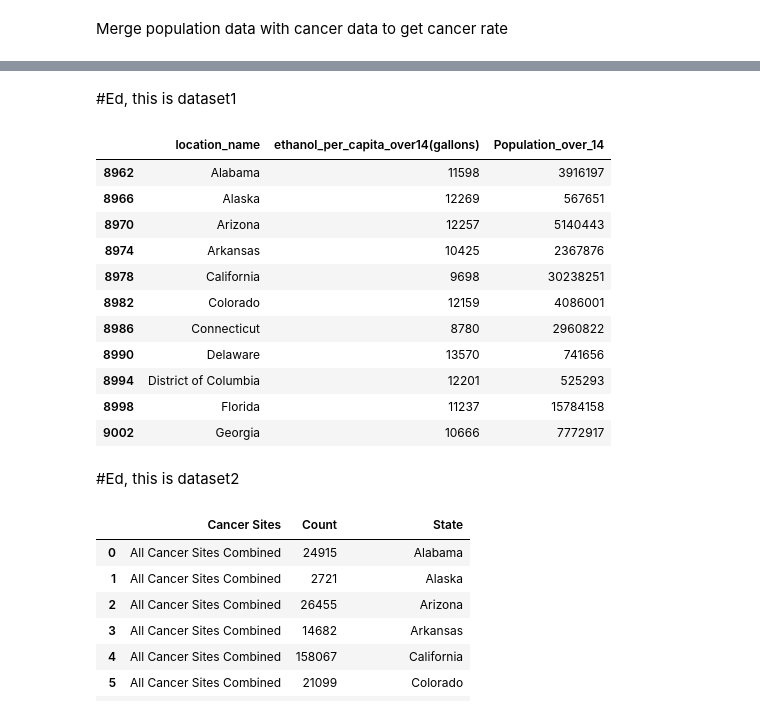
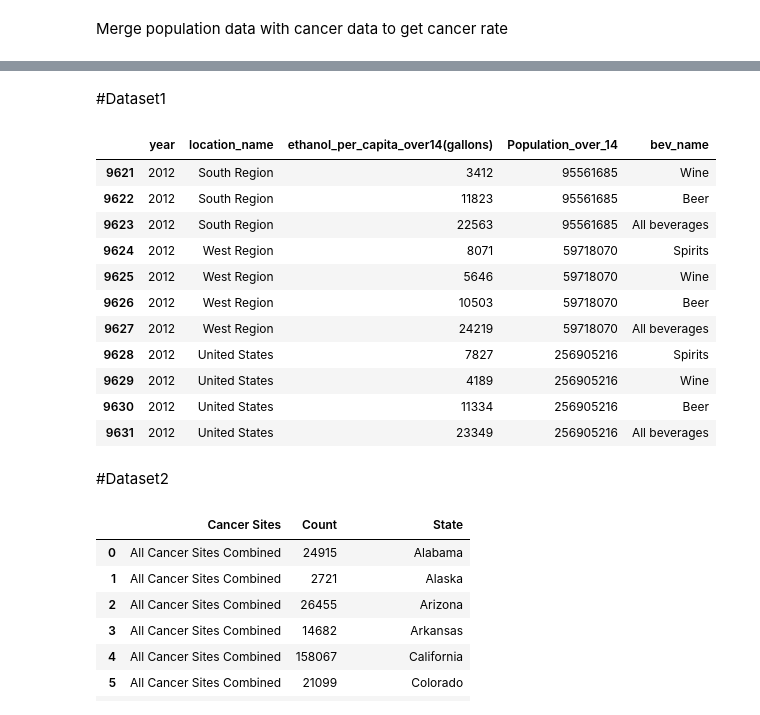
Before and after one commit to caramelslice/GA_Projects, a Jupyter notebook: project1/alcohol_ds_project1.ipynb, the cells around one changed output, grey strips where cells are left out. Cells and saved outputs as stored; diff of their text form; code cells hidden in the pictures.

```diff
--- a/project1/alcohol_ds_project1.ipynb
+++ b/project1/alcohol_ds_project1.ipynb
@@ -181,25 +210,25 @@ cancer_dataset_allcancer
 # %%
 #cancer_dataset_allcancer.head()
-# %% [markdown]
-#Ed, this is dataset1
+# %% [markdown]
+#Dataset1
 # %%
-sub_alcohol_data = alcohol_data[['location_name', 'ethanol_per_capita_over14(gallons)', 'Population_over_14']][:51]
-sub_alcohol_data.head(11)
+sub_alcohol_data = alcohol_data[['year','location_name', 'ethanol_per_capita_over14(gallons)', 'Population_over_14', 'bev_name']]
+sub_alcohol_data.tail(11)
 # %% [output]
-|  | location_name | ethanol_per_capita_over14(gallons) | Population_over_14 |
-| 8962 | Alabama | 11598 | 3916197 |
-| 8966 | Alaska | 12269 | 567651 |
-| 8970 | Arizona | 12257 | 5140443 |
-| 8974 | Arkansas | 10425 | 2367876 |
-| 8978 | California | 9698 | 30238251 |
-| 8982 | Colorado | 12159 | 4086001 |
-| 8986 | Connecticut | 8780 | 2960822 |
-| 8990 | Delaware | 13570 | 741656 |
-| 8994 | District of Columbia | 12201 | 525293 |
-| 8998 | Florida | 11237 | 15784158 |
-| 9002 | Georgia | 10666 | 7772917 |
+|  | year | location_name | ethanol_per_capita_over14(gallons) | Population_over_14 | bev_name |
+| 9621 | 2012 | South Region | 3412 | 95561685 | Wine |
+| 9622 | 2012 | South Region | 11823 | 95561685 | Beer |
+| 9623 | 2012 | South Region | 22563 | 95561685 | All beverages |
+| 9624 | 2012 | West Region | 8071 | 59718070 | Spirits |
+| 9625 | 2012 | West Region | 5646 | 59718070 | Wine |
+| 9626 | 2012 | West Region | 10503 | 59718070 | Beer |
+| 9627 | 2012 | West Region | 24219 | 59718070 | All beverages |
+| 9628 | 2012 | United States | 7827 | 256905216 | Spirits |
+| 9629 | 2012 | United States | 4189 | 256905216 | Wine |
+| 9630 | 2012 | United States | 11334 | 256905216 | Beer |
+| 9631 | 2012 | United States | 23349 | 256905216 | All beverages |
-# %% [markdown]
-#Ed, this is dataset2
+# %% [markdown]
+#Dataset2
 # %%
 cancer_dataset_allcancer.head(11)
 # %% [output]
```
Also changed, not shown: parts of 20 cells of this notebook, 17 other files.
